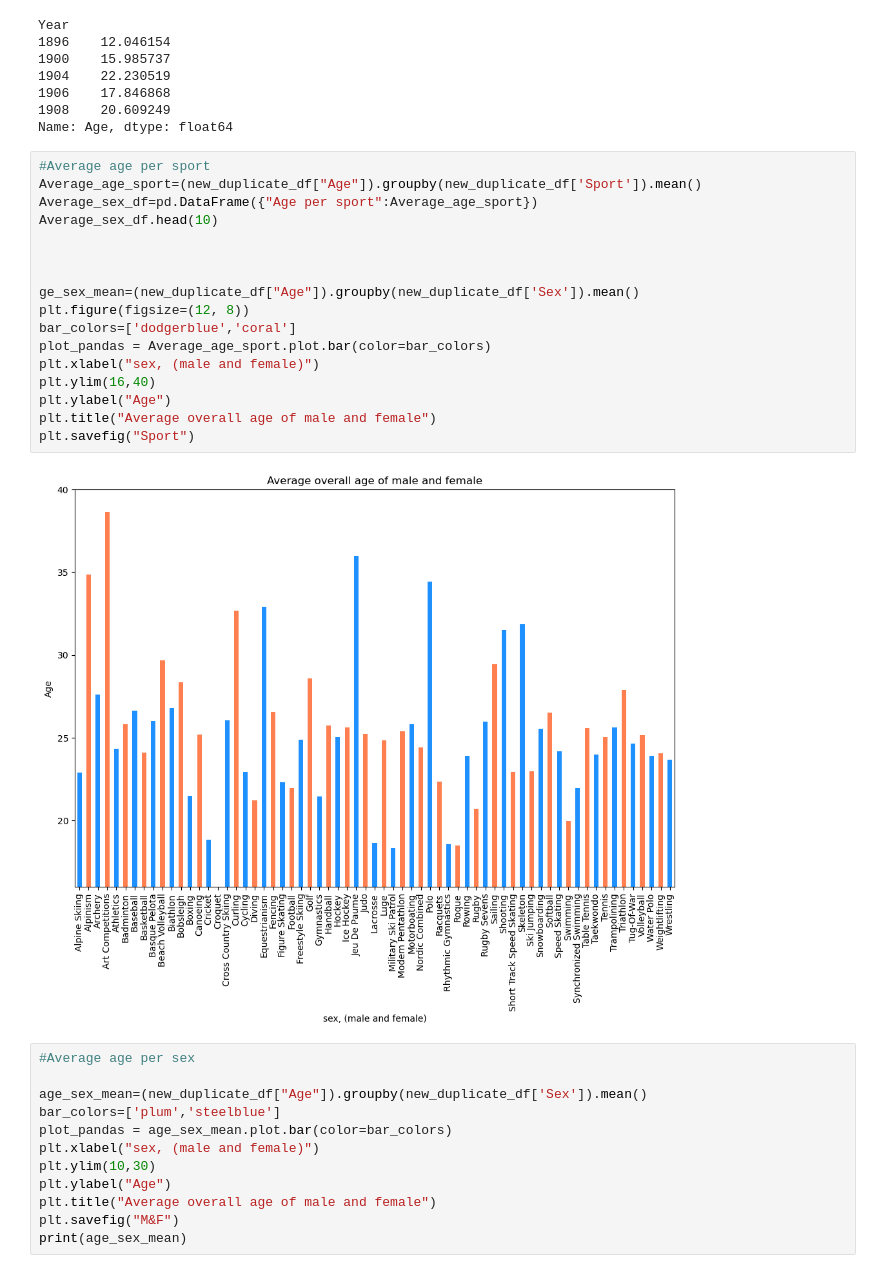
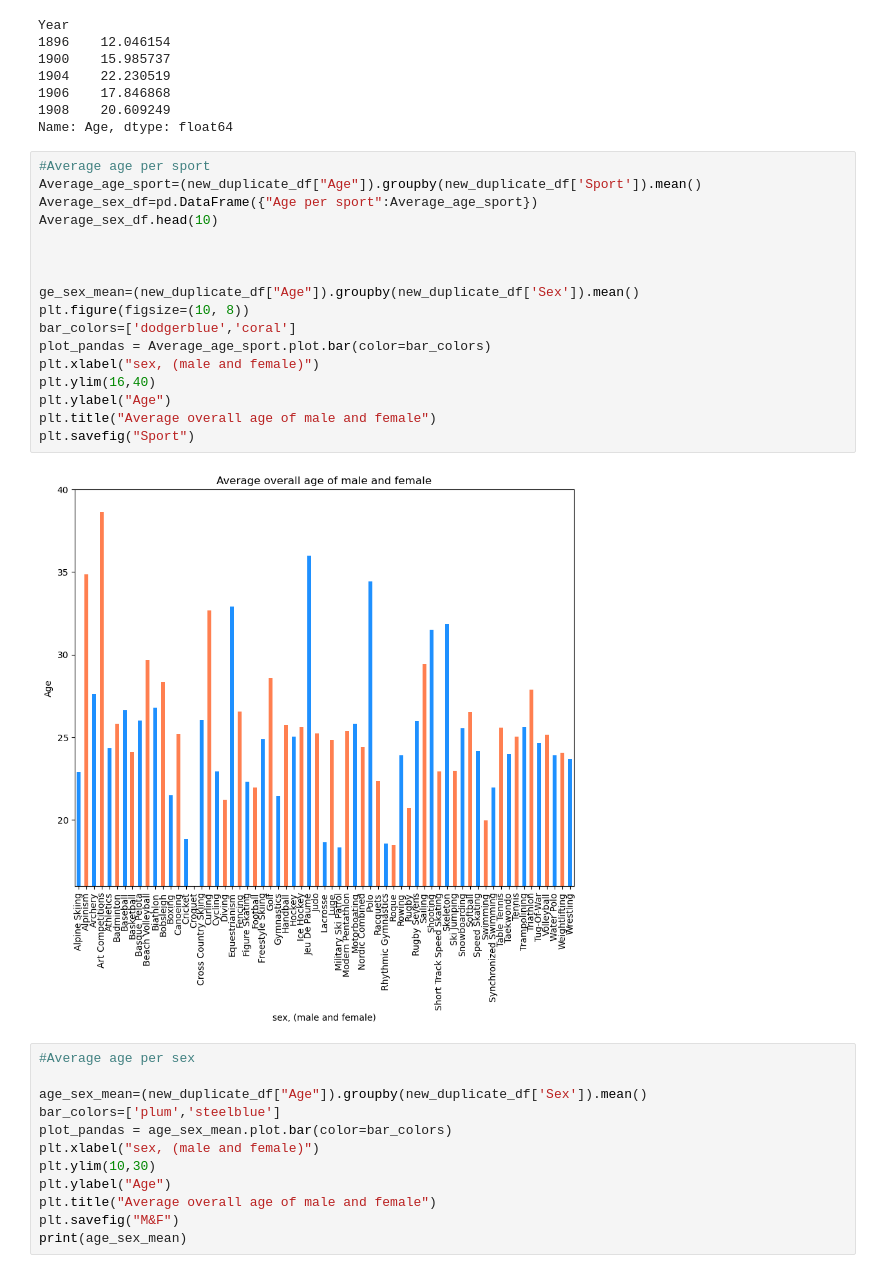
Before and after one commit to NathanH12/Project-1-, a Jupyter notebook: olympmain.ipynb, the cells around one changed output. Cells and saved outputs as stored; diff of their text form.

```diff
--- a/olympmain.ipynb
+++ b/olympmain.ipynb
@@ -94,22 +94,22 @@ Name: Age, dtype: float64
 # %%
 #Average age per sport
 Average_age_sport=(new_duplicate_df["Age"]).groupby(new_duplicate_df['Sport']).mean()
 Average_sex_df=pd.DataFrame({"Age per sport":Average_age_sport})
 Average_sex_df.head(10)
 
 
 
 ge_sex_mean=(new_duplicate_df["Age"]).groupby(new_duplicate_df['Sex']).mean()
-plt.figure(figsize=(12, 8))
+plt.figure(figsize=(10, 8))
 bar_colors=['dodgerblue','coral']
 plot_pandas = Average_age_sport.plot.bar(color=bar_colors)
 plt.xlabel("sex, (male and female)")
 plt.ylim(16,40)
 plt.ylabel("Age")
 plt.title("Average overall age of male and female")
 plt.savefig("Sport")
 # %% [output]
-[figure, old version]
+[figure, new version]
 # %%
 #Average age per sex
 
```
Also changed, not shown: parts of 1 cell of this notebook, 5 other files.
